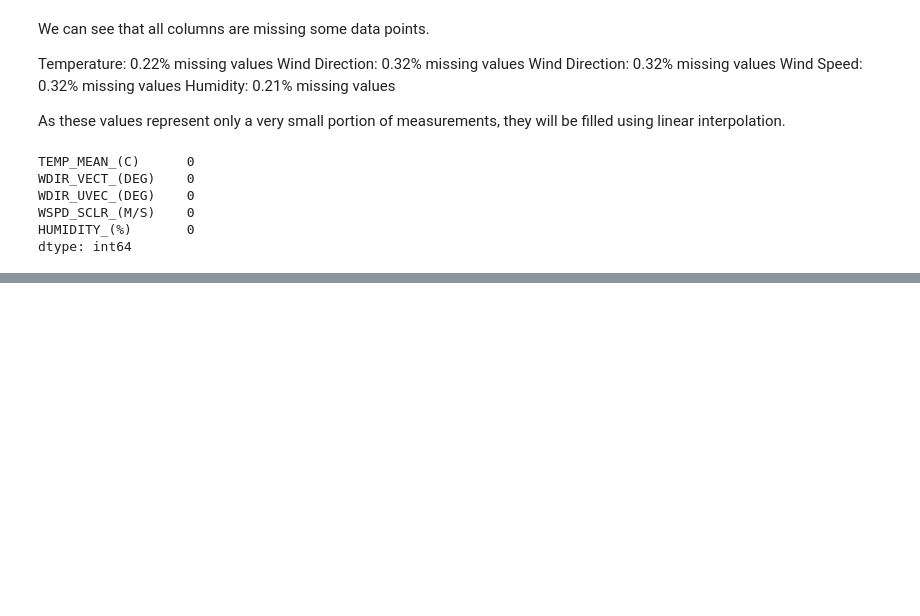
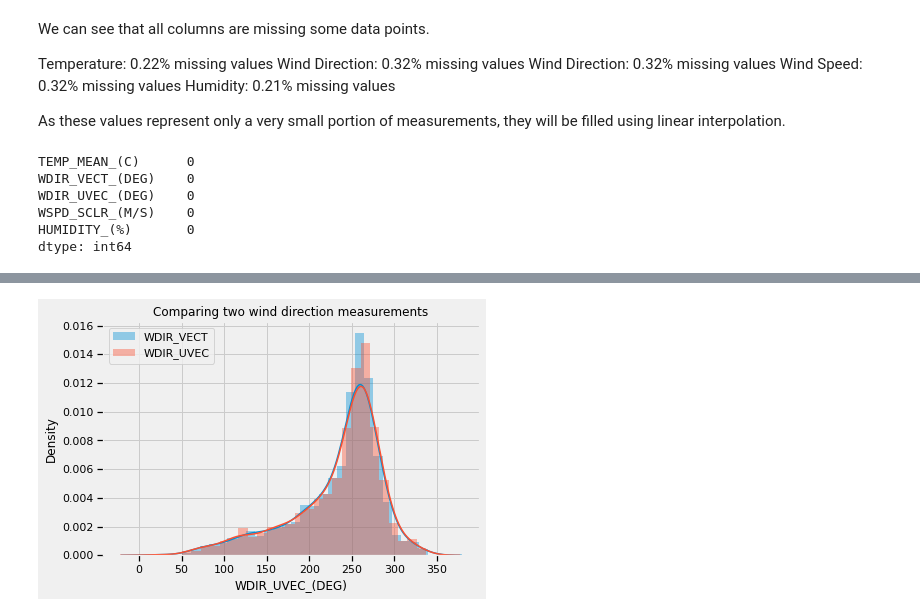
Before and after one commit to mirandadoris/CIV1498_Project2_Pythoneers, a Jupyter notebook: 1-Data_cleaning/Weather_Data_Cleaning.ipynb, the cells around one changed output, grey strips where cells are left out. Cells and saved outputs as stored; diff of their text form; code cells hidden in the pictures; blank space fills up the shorter version.

```diff
--- a/1-Data_cleaning/Weather_Data_Cleaning.ipynb
+++ b/1-Data_cleaning/Weather_Data_Cleaning.ipynb
@@ -249,0 +197,10 @@ Text(0, 0.5, 'Humidity (%)')
+# %%
+# Plot histogram of two wind measurements
+
+sns.distplot(weather_data_daily['WDIR_VECT_(DEG)'], label='WDIR_VECT', kde=True, hist=True)
+sns.distplot(weather_data_daily['WDIR_UVEC_(DEG)'], label='WDIR_UVEC', kde=True, hist=True)
+plt.legend()
+plt.title('Comparing two wind direction measurements')
+plt.show()
+# %% [output]
+[figure, added]
```
Also changed, not shown: parts of 13 cells of this notebook.
